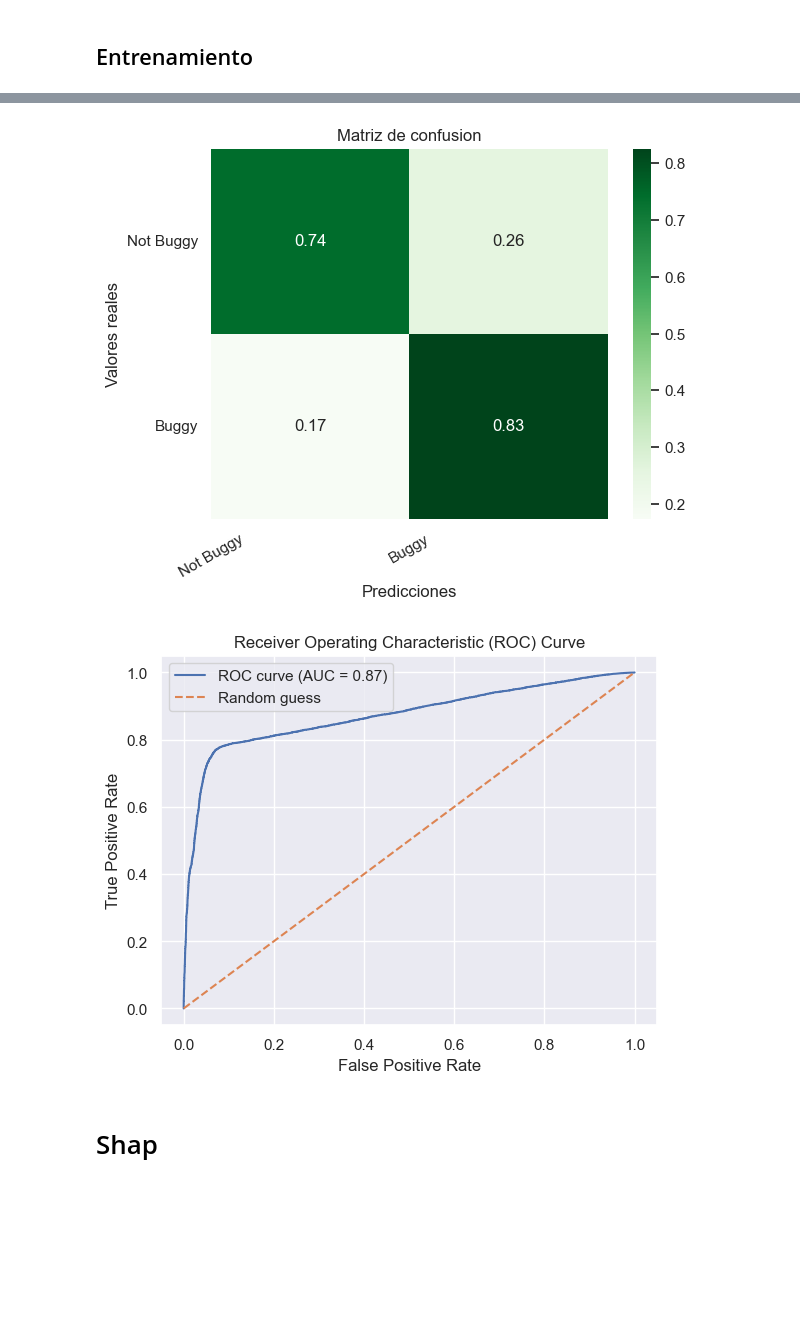
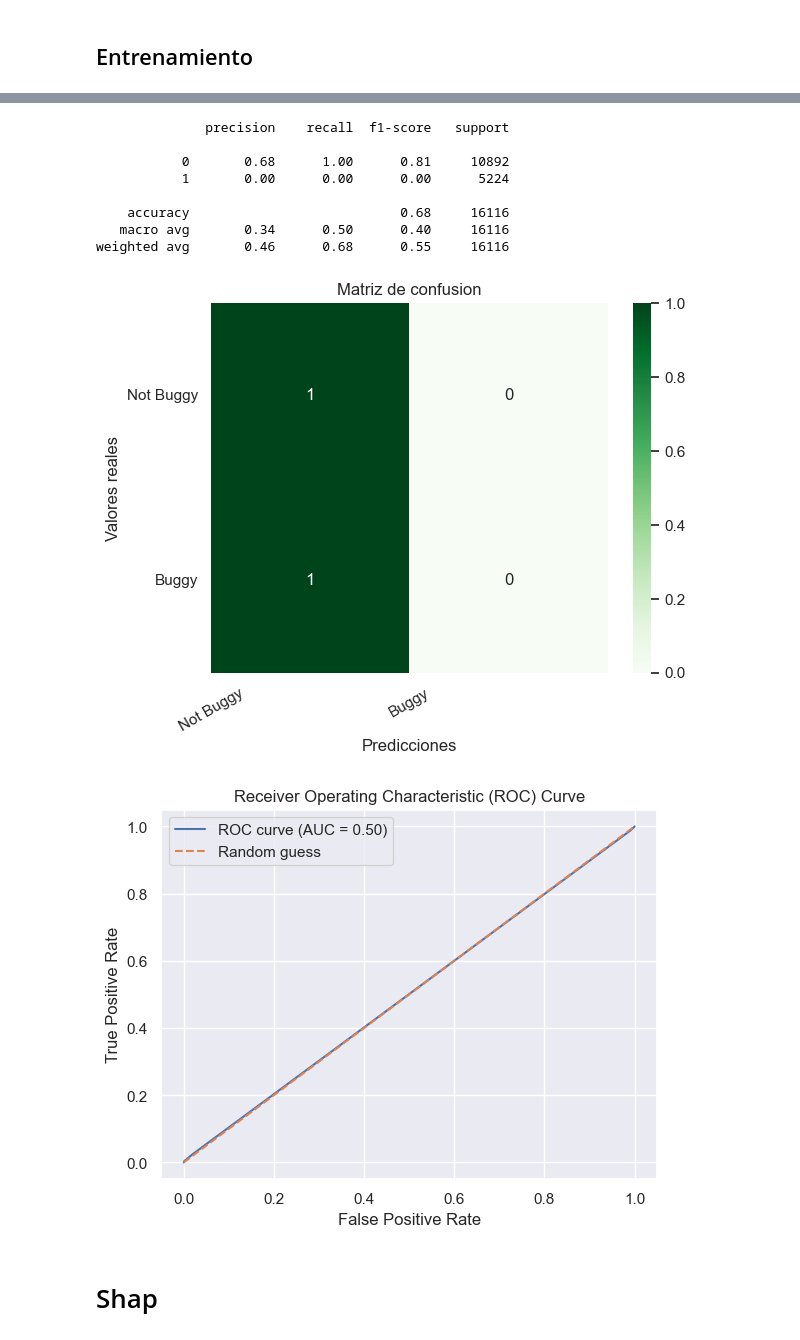
Before and after one commit to davidmacar/bug-prediction-explanation, a Jupyter notebook: optimizado_bugHunter.ipynb, the cells around one changed output, grey strips where cells are left out. Saved outputs shown, nothing was run; the diff lists cells and outputs as text; code cells hidden in the pictures; blank space fills up the shorter version.

Commit message:
Modificaciones en el tratado de los datos

```diff
--- a/optimizado_bugHunter.ipynb
+++ b/optimizado_bugHunter.ipynb
@@ -69,11 +85,8 @@ Valores Null:  0
-# %%
-# Separación de los valores de entrada para el entrenamiento del modelo y los valores de salida
-x = df_normalized.drop('Buggy', axis=1)  # valores de entrada
-y = df_normalized['Buggy']  # valores de salida
 # %% [markdown]
 ## Oversampling
 # %%
+# Oversampling únicamente sobre los datos de entreno
 oversample = RandomOverSampler(sampling_strategy='minority')
-x_over, y_over = oversample.fit_resample(x, y)
+x_over, y_over = oversample.fit_resample(X_train, y_train)
 print(Counter(y_over))
 # %% [output]
@@ -81,7 +94,7 @@ Counter({1.0: 54498, 0.0: 54498})
 # %% [markdown]
 # Evaluación del modelo
 # %%
-def evaluacion_modelo(model, x_test, y_test, prediccion):
+def evaluacion_modelo(model, x_test:pd.DataFrame, y_test:pd.DataFrame, prediccion:pd.DataFrame):
 	# View the classification report for test data and predictions
 	print(classification_report(y_test, prediccion))
 
@@ -116,9 +129,6 @@ def evaluacion_modelo(model, x_test, y_test, prediccion):
 	plt.legend()
 # %% [markdown]
 # Modelo
-# %%
-# Conjuntos de entrenamineto y de test
-X_train, X_test, y_train, y_test = train_test_split(x_over, y_over, test_size=TEST_SIZE, random_state=42)
 # %% [markdown]
 ### Ajuste de hiperparámetros
 # %%
@@ -157,9 +167,9 @@ MIN_SAMPLES_LEAF = 1
 rf = RandomForestClassifier(n_estimators = N_ESTIMATORS, max_depth = MAX_DEPTH,  min_samples_split = MIN_SAMPLES_SPLIT, max_features = MAX_FEATURES, min_samples_leaf = MIN_SAMPLES_LEAF, n_jobs = -1)
 
 # Entrenado del modelo
-rf.fit(X_train, y_train)
+rf.fit(x_over, y_over)
 
 # Realizar las predicciones
-y_pred = rf.predict(X_test)
-evaluacion_modelo(rf, X_test, y_test, y_pred)
+y_pred = rf.predict(X_test_normalized)
+evaluacion_modelo(rf, X_test_normalized, y_test, y_pred)
 # %% [output]
@@ -174,5 +179,13 @@ weighted avg       0.79      0.78      0.78     21800
+              precision    recall  f1-score   support
+
+           0       0.68      1.00      0.81     10892
+           1       0.00      0.00      0.00      5224
+
+    accuracy                           0.68     16116
+   macro avg       0.34      0.50      0.40     16116
+weighted avg       0.46      0.68      0.55     16116
-[figure, old version]
+[figure, new version]
-[figure, old version]
+[figure, new version]
 # %% [markdown]
 # Shap
 # %%
```
Also changed, not shown: parts of 8 cells of this notebook.
